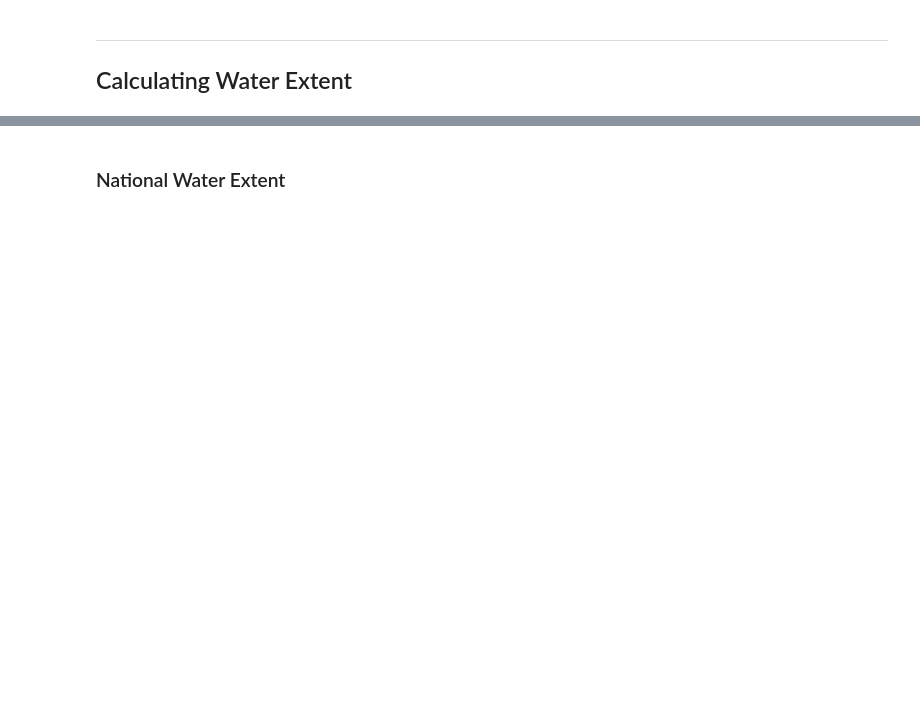
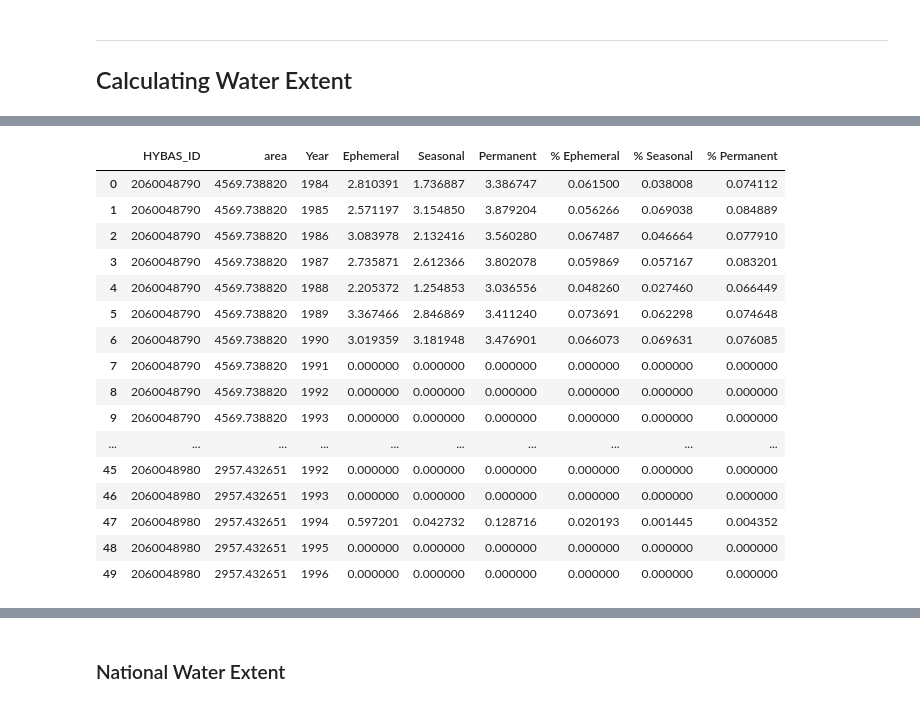
Before and after one commit to datasciencecampus/sdg_661_analysis_and_reporting, a Jupyter notebook: UK_reporting.ipynb, the cells around one changed output, grey strips where cells are left out. Drawn from its saved outputs; the diff is of its cells as text; code cells hidden in the pictures; blank space fills up the shorter version.

```diff
--- a/UK_reporting.ipynb
+++ b/UK_reporting.ipynb
@@ -73 +140,22 @@ water_extent = surface_water_extent(gsw_file_path_list, hydro_basin)
+# %%
+# Preview results
+water_extent.head(50)
+# %% [output]
+|  | HYBAS_ID | area | Year | Ephemeral | Seasonal | Permanent | % Ephemeral | % Seasonal | % Permanent |
+| 0 | 2060048790 | 4569.738820 | 1984 | 2.810391 | 1.736887 | 3.386747 | 0.061500 | 0.038008 | 0.074112 |
+| 1 | 2060048790 | 4569.738820 | 1985 | 2.571197 | 3.154850 | 3.879204 | 0.056266 | 0.069038 | 0.084889 |
+| 2 | 2060048790 | 4569.738820 | 1986 | 3.083978 | 2.132416 | 3.560280 | 0.067487 | 0.046664 | 0.077910 |
+| 3 | 2060048790 | 4569.738820 | 1987 | 2.735871 | 2.612366 | 3.802078 | 0.059869 | 0.057167 | 0.083201 |
+| 4 | 2060048790 | 4569.738820 | 1988 | 2.205372 | 1.254853 | 3.036556 | 0.048260 | 0.027460 | 0.066449 |
+| 5 | 2060048790 | 4569.738820 | 1989 | 3.367466 | 2.846869 | 3.411240 | 0.073691 | 0.062298 | 0.074648 |
+| 6 | 2060048790 | 4569.738820 | 1990 | 3.019359 | 3.181948 | 3.476901 | 0.066073 | 0.069631 | 0.076085 |
+| 7 | 2060048790 | 4569.738820 | 1991 | 0.000000 | 0.000000 | 0.000000 | 0.000000 | 0.000000 | 0.000000 |
+| 8 | 2060048790 | 4569.738820 | 1992 | 0.000000 | 0.000000 | 0.000000 | 0.000000 | 0.000000 | 0.000000 |
+| 9 | 2060048790 | 4569.738820 | 1993 | 0.000000 | 0.000000 | 0.000000 | 0.000000 | 0.000000 | 0.000000 |
+| ... | ... | ... | ... | ... | ... | ... | ... | ... | ... |
+| 45 | 2060048980 | 2957.432651 | 1992 | 0.000000 | 0.000000 | 0.000000 | 0.000000 | 0.000000 | 0.000000 |
+| 46 | 2060048980 | 2957.432651 | 1993 | 0.000000 | 0.000000 | 0.000000 | 0.000000 | 0.000000 | 0.000000 |
+| 47 | 2060048980 | 2957.432651 | 1994 | 0.597201 | 0.042732 | 0.128716 | 0.020193 | 0.001445 | 0.004352 |
+| 48 | 2060048980 | 2957.432651 | 1995 | 0.000000 | 0.000000 | 0.000000 | 0.000000 | 0.000000 | 0.000000 |
+| 49 | 2060048980 | 2957.432651 | 1996 | 0.000000 | 0.000000 | 0.000000 | 0.000000 | 0.000000 | 0.000000 |
 # %%
```
Also changed, not shown: parts of 46 cells of this notebook, 2 other files.
